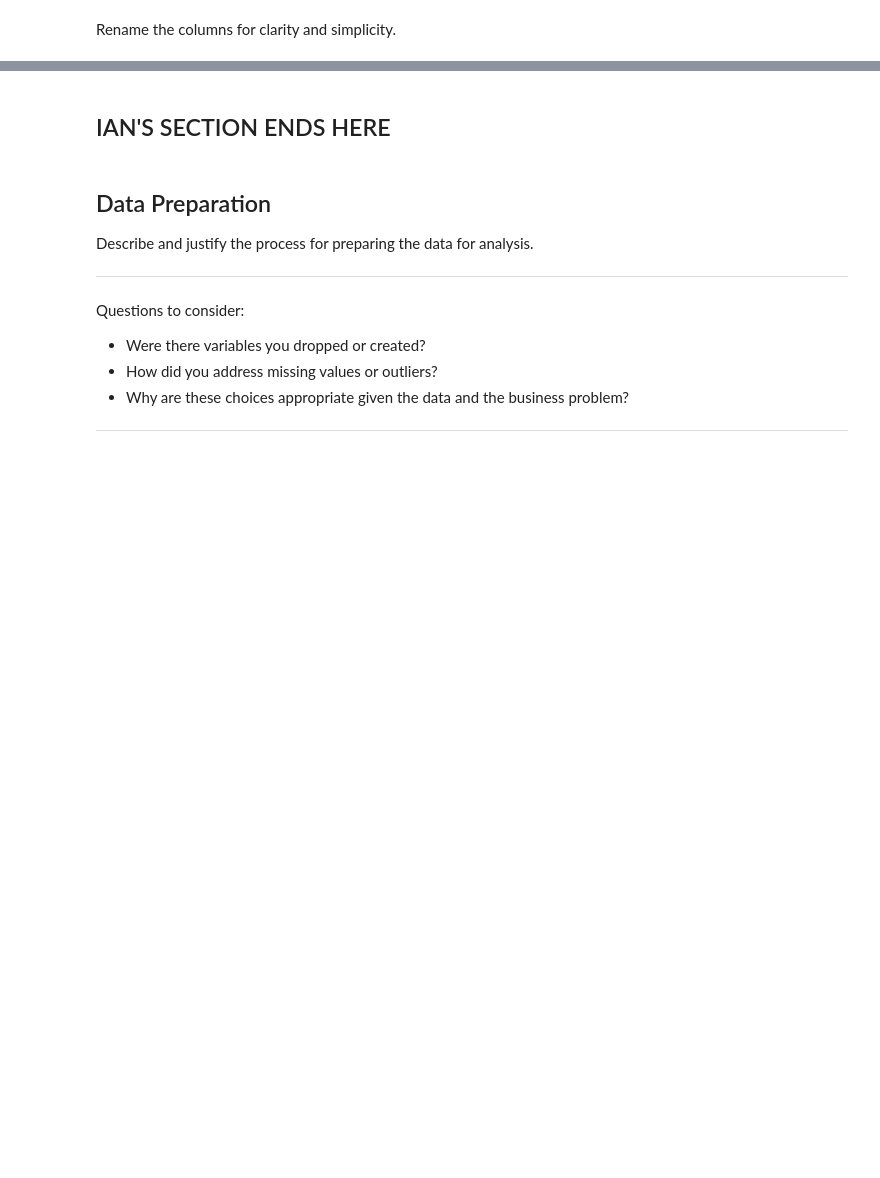
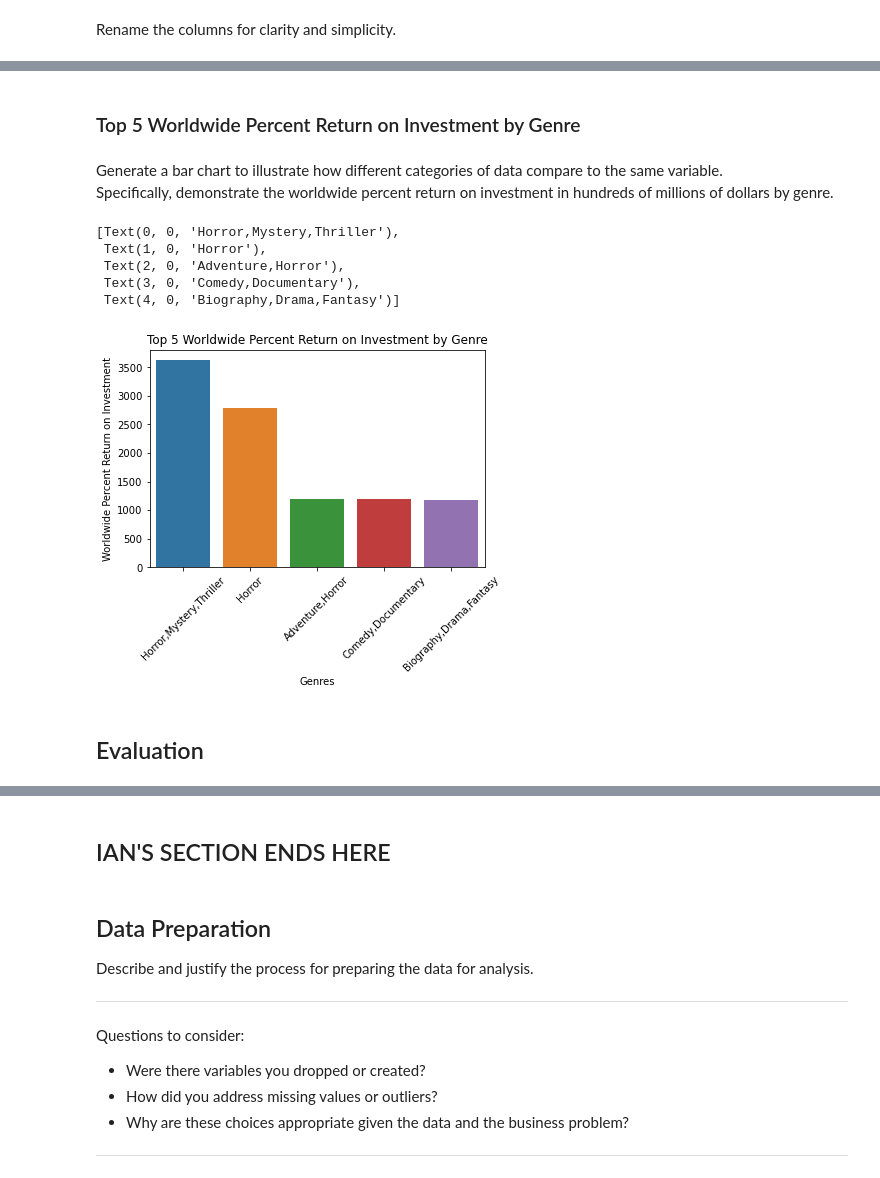
Before and after one commit to learn-co-curriculum/dsc-project-template, a Jupyter notebook: dsc-phase1-project-template.ipynb, the cells around one changed output, grey strips where cells are left out. Saved outputs shown, nothing was run; the diff lists cells and outputs as text; code cells hidden in the pictures; blank space fills up the shorter version.

```diff
--- a/dsc-phase1-project-template.ipynb
+++ b/dsc-phase1-project-template.ipynb
@@ -989,9 +1796,22 @@ roi_barplot.set_xticklabels(genres_roi, rotation=45)
+# %% [markdown]
+### Top 5 Worldwide Percent Return on Investment by Genre
+# %% [markdown]
+Generate a bar chart to illustrate how different categories of data compare to the same variable.<br>Specifically, demonstrate the worldwide percent return on investment in hundreds of millions of dollars by genre.
 # %%
 genres_roip = df_expanded_roi_perc_top.index
 wwroip = df_expanded_roi_perc_top['worldwide_roi_percentage']
 
 roip_barplot = sns.barplot(x = genres_roip, y = wwroip)
 roip_barplot.set_xlabel('Genres')
 roip_barplot.set_ylabel('Worldwide Percent Return on Investment')
-roip_barplot.set_title('Worldwide Percent Return on Investment by Genre')
+roip_barplot.set_title('Top 5 Worldwide Percent Return on Investment by Genre')
 roip_barplot.set_xticklabels(genres_roip, rotation=45)
+# %% [output]
+[Text(0, 0, 'Horror,Mystery,Thriller'),
+ Text(1, 0, 'Horror'),
+ Text(2, 0, 'Adventure,Horror'),
+ Text(3, 0, 'Comedy,Documentary'),
+ Text(4, 0, 'Biography,Drama,Fantasy')]
+[figure, added]
+# %% [markdown]
+## Evaluation
```
Also changed, not shown: parts of 103 cells of this notebook.
